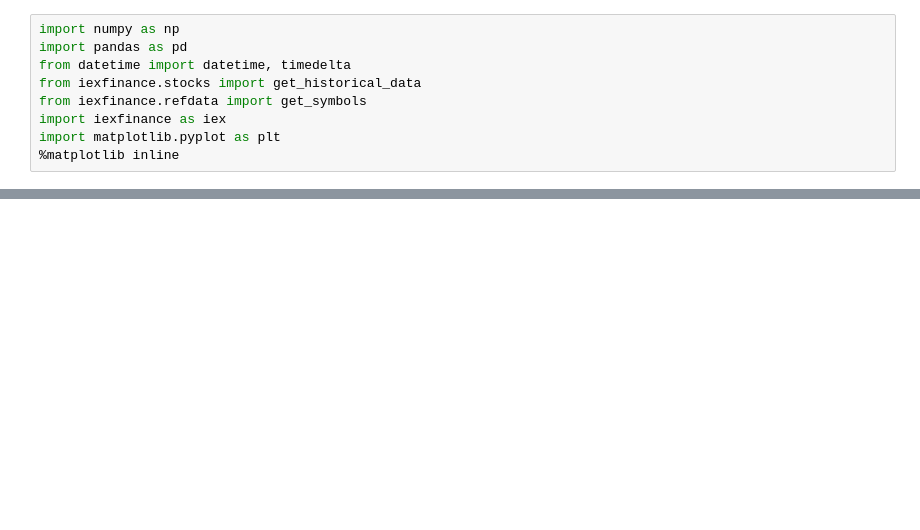
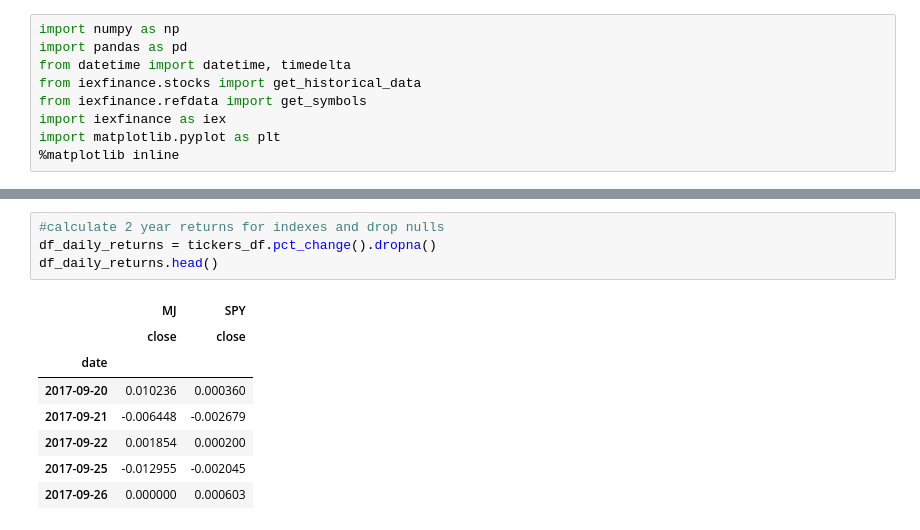
Before and after one commit to Briantaylor97/Cannabis-industry-analysis, a Jupyter notebook: MJ_index_compare.ipynb, the cells around one changed output, grey strips where cells are left out. Drawn from its saved outputs; the diff is of its cells as text; blank space fills up the shorter version.

```diff
--- a/MJ_index_compare.ipynb
+++ b/MJ_index_compare.ipynb
@@ -36,0 +37,13 @@ tickers_df.head()
+# %%
+#calculate 2 year returns for indexes and drop nulls
+df_daily_returns = tickers_df.pct_change().dropna()
+df_daily_returns.head()
+# %% [output]
+|  | MJ | SPY |
+|  | close | close |
+| date |  |  |
+| 2017-09-20 | 0.010236 | 0.000360 |
+| 2017-09-21 | -0.006448 | -0.002679 |
+| 2017-09-22 | 0.001854 | 0.000200 |
+| 2017-09-25 | -0.012955 | -0.002045 |
+| 2017-09-26 | 0.000000 | 0.000603 |
```
Also changed, not shown: parts of 5 cells of this notebook.
